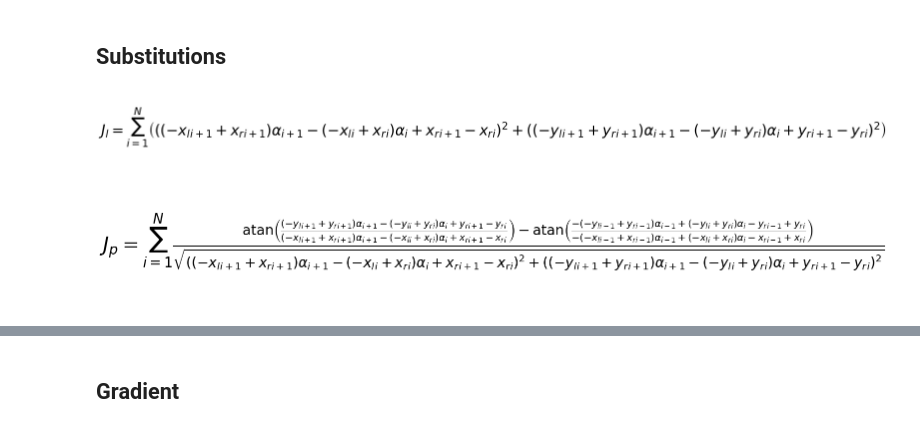
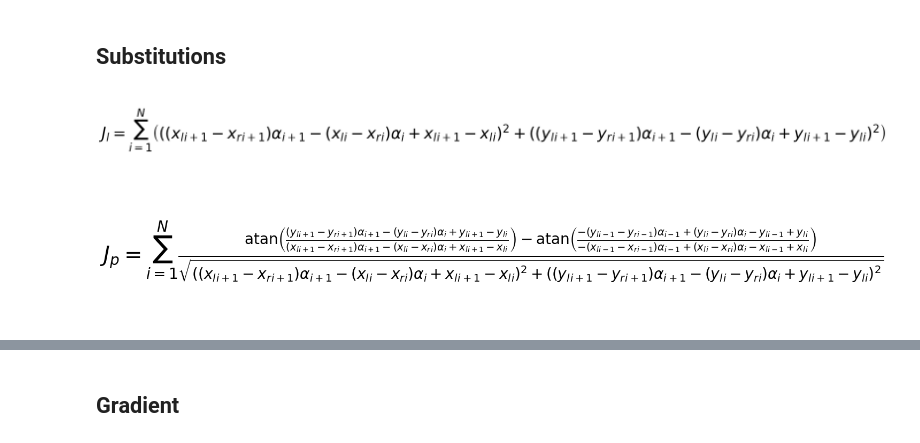
Before and after one commit to giuliovv/trajectory_planning, a Jupyter notebook: trajectory_derivate.ipynb, the cells around one changed output, grey strips where cells are left out. Cells and saved outputs as stored; diff of their text form; code cells hidden in the pictures.

```diff
--- a/trajectory_derivate.ipynb
+++ b/trajectory_derivate.ipynb
@@ -51,26 +51,26 @@ print_latex(Sum(Jp, ("i", 1, N)), title="J_p")
 ## Substitutions
 # %%
 Jl = Jl \
-    .subs(x[i+1], xr[i+1]+a[i+1]*(xr[i+1]-xl[i+1])) \
-    .subs(x[i], xr[i]+a[i]*(xr[i]-xl[i])) \
-    .subs(y[i], yr[i]+a[i]*(yr[i]-yl[i])) \
-    .subs(y[i+1], yr[i+1]+a[i+1]*(yr[i+1]-yl[i+1]))
+    .subs(x[i+1], xl[i+1]+a[i+1]*(xl[i+1]-xr[i+1])) \
+    .subs(x[i], xl[i]+a[i]*(xl[i]-xr[i])) \
+    .subs(y[i], yl[i]+a[i]*(yl[i]-yr[i])) \
+    .subs(y[i+1], yl[i+1]+a[i+1]*(yl[i+1]-yr[i+1]))
 
 print_latex(Sum(Jl, ("i", 1, N)), title="J_l")
 # %% [output]
-[figure, old version]
+[figure, new version]
 # %%
 Jp = Jp \
-    .subs(x[i+1], xr[i+1]+a[i+1]*(xr[i+1]-xl[i+1])) \
-    .subs(x[i], xr[i]+a[i]*(xr[i]-xl[i])) \
-    .subs(x[i-1], xr[i-1]+a[i-1]*(xr[i-1]-xl[i-1])) \
-    .subs(y[i], yr[i]+a[i]*(yr[i]-yl[i])) \
-    .subs(y[i+1], yr[i+1]+a[i+1]*(yr[i+1]-yl[i+1])) \
-    .subs(y[i-1], yr[i-1]+a[i-1]*(yr[i-1]-yl[i-1]))
+    .subs(x[i+1], xl[i+1]+a[i+1]*(xl[i+1]-xr[i+1])) \
+    .subs(x[i], xl[i]+a[i]*(xl[i]-xr[i])) \
+    .subs(x[i-1], xl[i-1]+a[i-1]*(xl[i-1]-xr[i-1])) \
+    .subs(y[i], yl[i]+a[i]*(yl[i]-yr[i])) \
+    .subs(y[i+1], yl[i+1]+a[i+1]*(yl[i+1]-yr[i+1])) \
+    .subs(y[i-1], yl[i-1]+a[i-1]*(yl[i-1]-yr[i-1]))
 
 print_latex(Sum(Jp, ("i", 1, N)), title="J_p")
 # %% [output]
-[figure, old version]
+[figure, new version]
 # %%
 J = kl*Sum(Jl, ("i", 1, N)) + kp * Sum(Jp, ("i", 1, N))
 print_latex(J, title="J")
```
Also changed, not shown: parts of 6 cells of this notebook.
